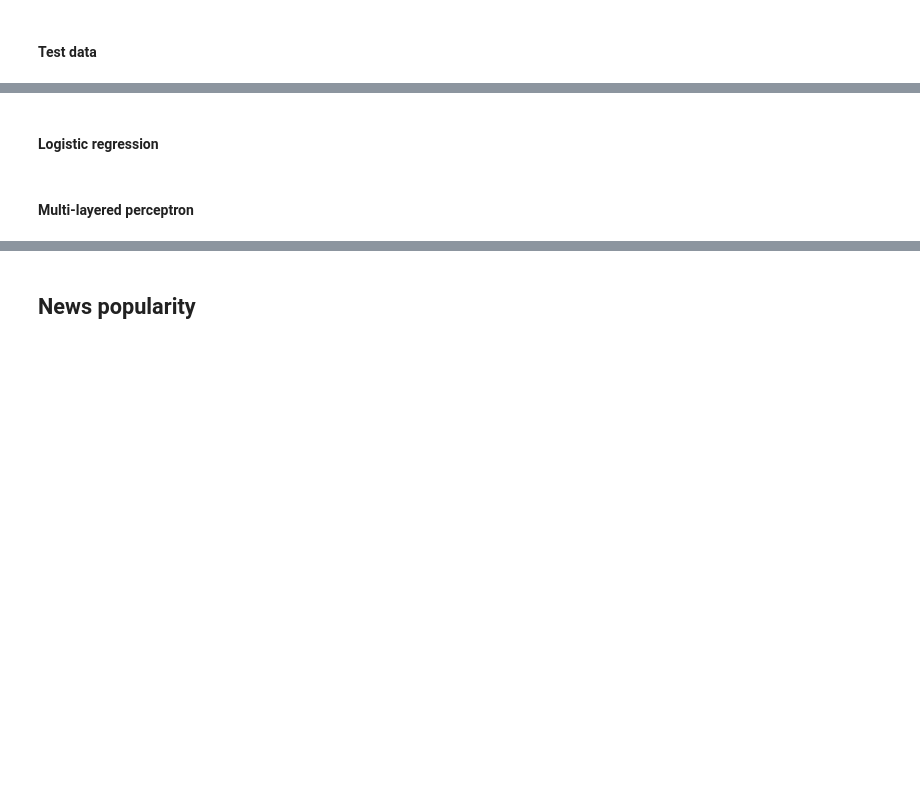
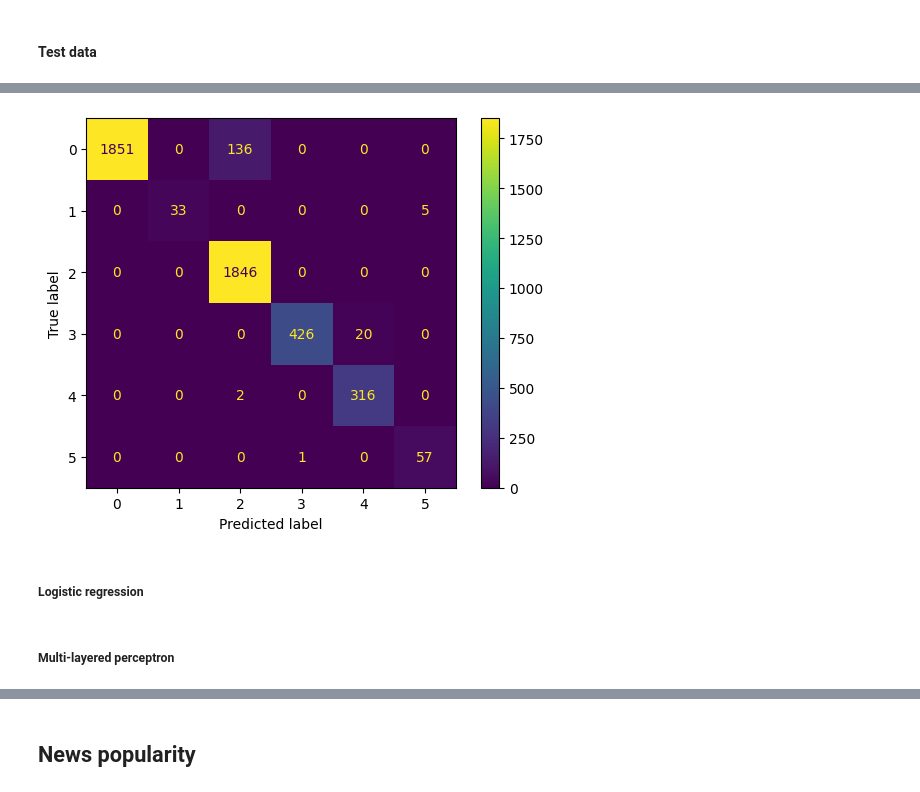
Before and after one commit to alx-sima/ml, a Jupyter notebook: main.ipynb, the cells around one changed output, grey strips where cells are left out. Drawn from its saved outputs; the diff is of its cells as text; code cells hidden in the pictures; blank space fills up the shorter version.

```diff
--- a/main.ipynb
+++ b/main.ipynb
@@ -274,10 +375,14 @@ run_classifier(
 # %%
 classifier = sk.ensemble.RandomForestClassifier()
 classifier.fit(train_data, train_labels)
-run_classifier(
+
+score = run_classifier(
     classifier,
     test_data,
     test_labels,
 )
+scores.append(score)
+# %% [output]
+[figure, added]
 # %% [markdown]
-#### Logistic regression
+##### Logistic regression
@@ -292,3 +395,3 @@ run_classifier(
 # %% [markdown]
-#### Multi-layered perceptron
+##### Multi-layered perceptron
 # %%
```
Also changed, not shown: parts of 61 cells of this notebook.
